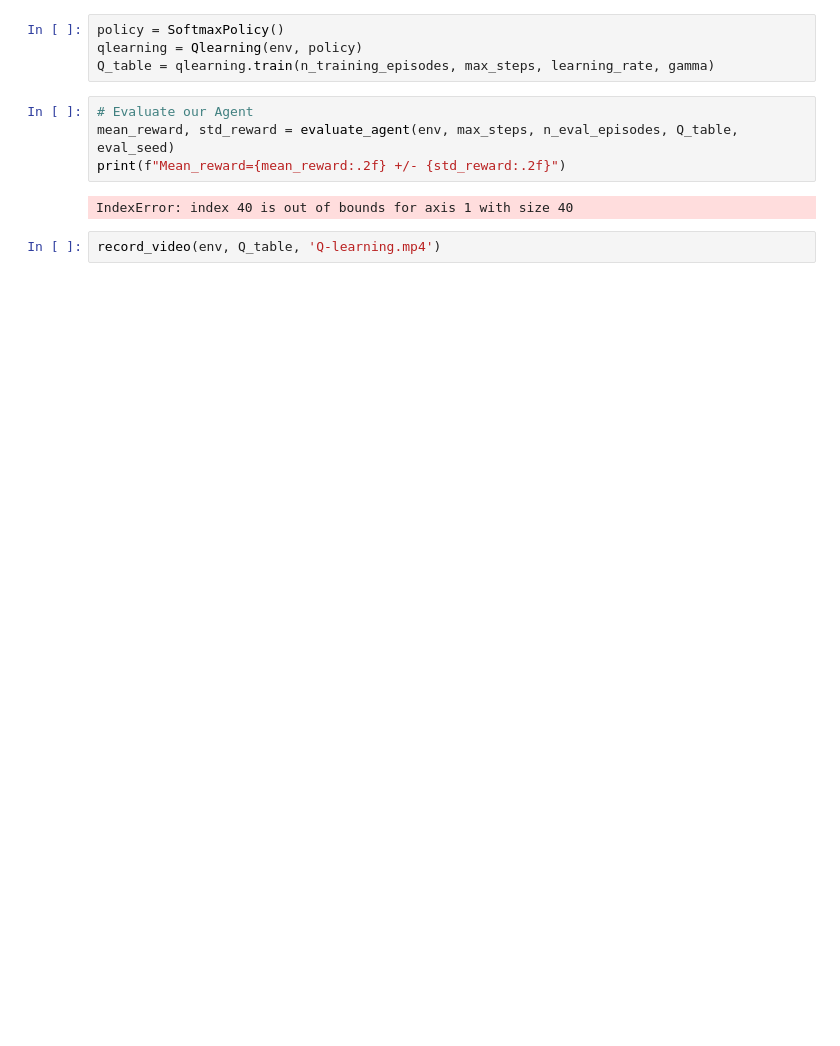
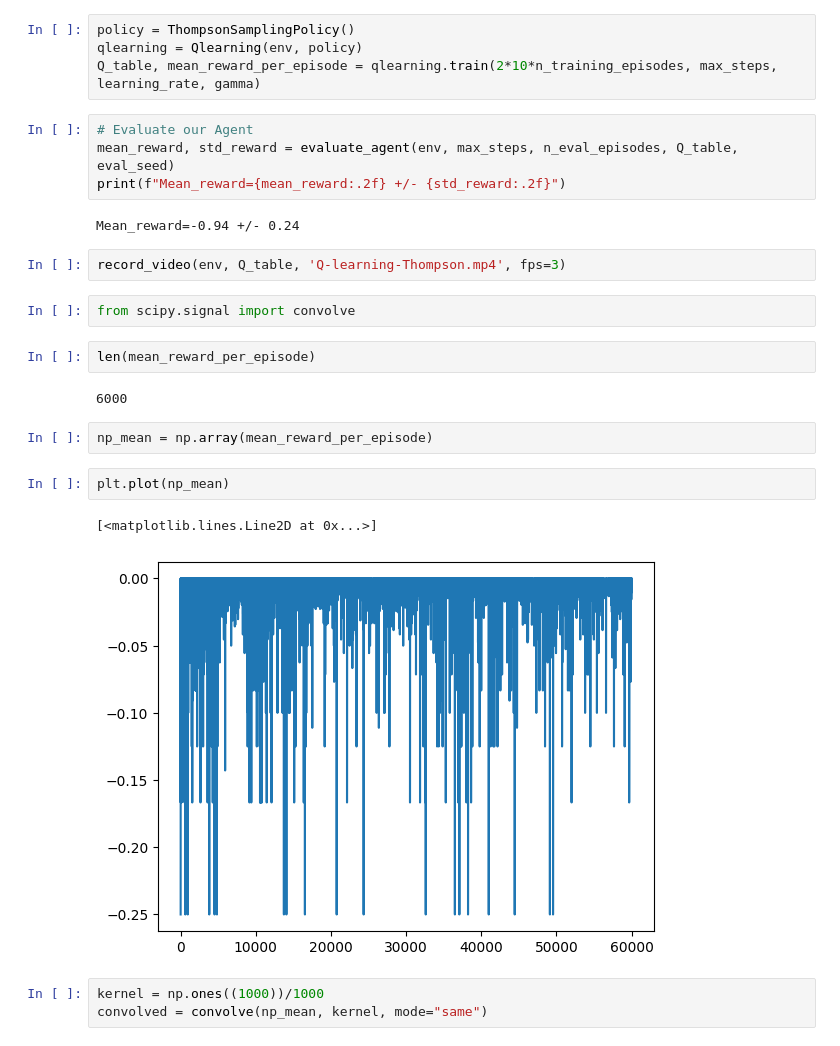
Before and after one commit to CorporalCleg/RobotQ, a Jupyter notebook: robotq/env.ipynb, the cells around one changed output. Drawn from its saved outputs; the diff is of its cells as text; blank space fills up the shorter version.

```diff
--- a/robotq/env.ipynb
+++ b/robotq/env.ipynb
@@ -45,14 +78,30 @@ max_epsilon = 1.0             # Exploration probability at start
 min_epsilon = 0.05            # Minimum exploration probability
 decay_rate = 0.0005            # Exponential decay rate for exploration prob
 # %%
-policy = SoftmaxPolicy()
+policy = ThompsonSamplingPolicy()
 qlearning = Qlearning(env, policy)
-Q_table = qlearning.train(n_training_episodes, max_steps, learning_rate, gamma)
+Q_table, mean_reward_per_episode = qlearning.train(2*10*n_training_episodes, max_steps, learning_rate, gamma)
 # %%
 # Evaluate our Agent
 mean_reward, std_reward = evaluate_agent(env, max_steps, n_eval_episodes, Q_table, eval_seed)
 print(f"Mean_reward={mean_reward:.2f} +/- {std_reward:.2f}")
 # %% [output]
-IndexError: index 40 is out of bounds for axis 1 with size 40
+Mean_reward=-0.94 +/- 0.24
 # %%
-record_video(env, Q_table, 'Q-learning.mp4')
+record_video(env, Q_table, 'Q-learning-Thompson.mp4', fps=3)
+# %%
+from scipy.signal import convolve
+# %%
+len(mean_reward_per_episode)
+# %% [output]
+6000
+# %%
+np_mean = np.array(mean_reward_per_episode)
+# %%
+plt.plot(np_mean)
+# %% [output]
+[<matplotlib.lines.Line2D at 0x...>]
+[figure, added]
+# %%
+kernel = np.ones((1000))/1000
+convolved = convolve(np_mean, kernel, mode="same")
```
Also changed, not shown: parts of 9 cells of this notebook, 1 other file.
